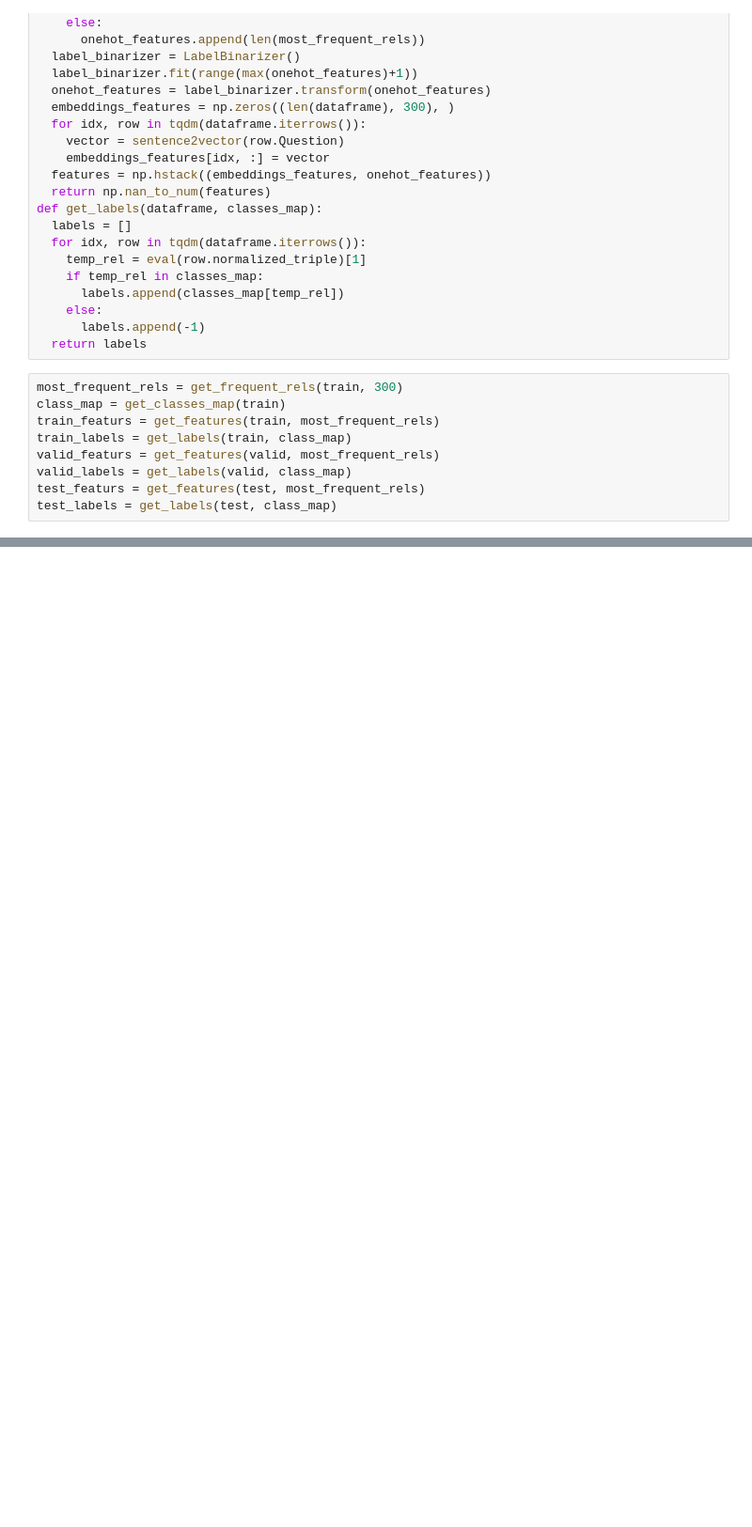
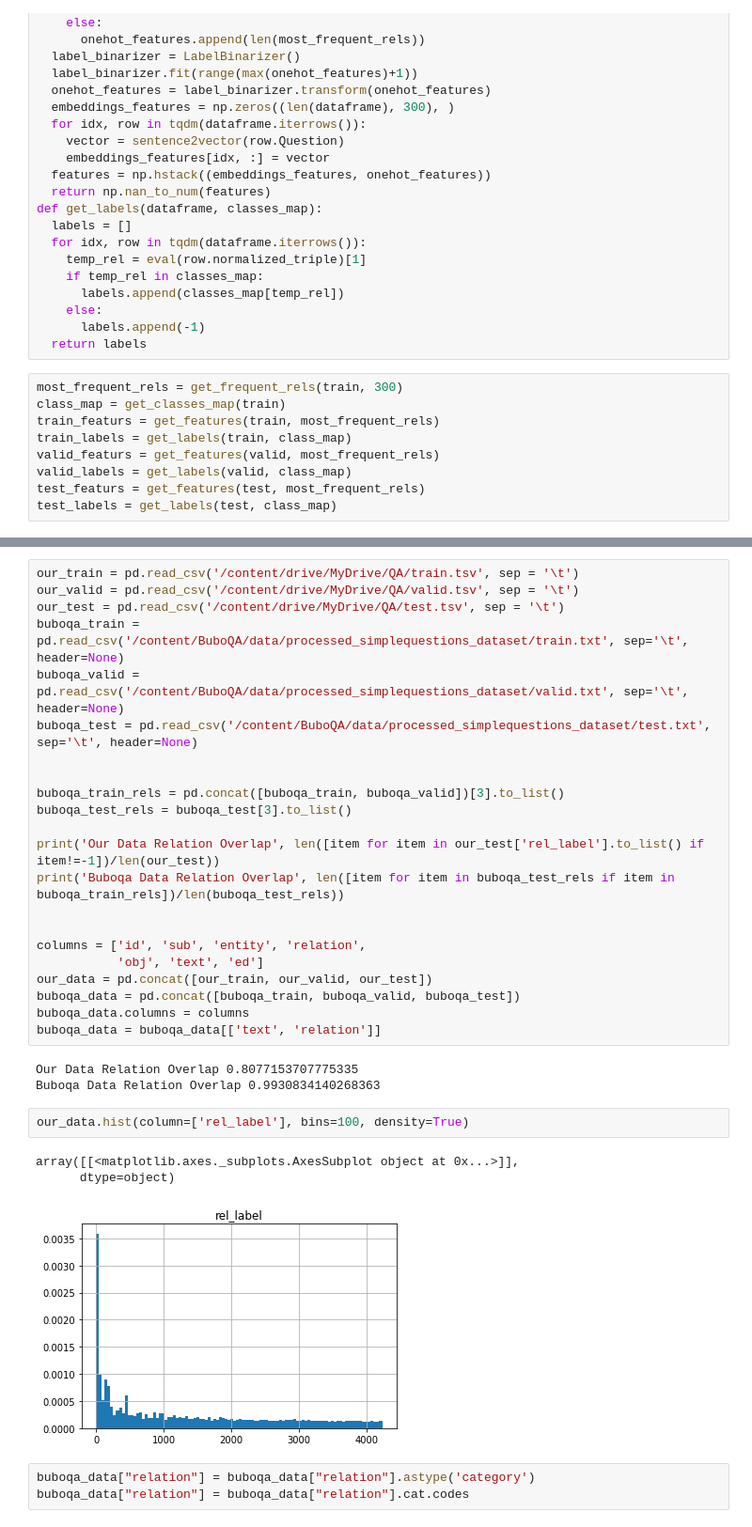
Before and after one commit to somayyehbeh/BERT-QA, a Jupyter notebook: BuboQA.ipynb, the cells around one changed output, grey strips where cells are left out. Shown at 94% size. Saved outputs shown, nothing was run; the diff lists cells and outputs as text; blank space fills up the shorter version.

Commit message:
adding Buboqa comparison

```diff
--- a/BuboQA.ipynb
+++ b/BuboQA.ipynb
@@ -234,0 +218,34 @@ Accuracy on Test set: 56.273199703043794
+# %%
+our_train = pd.read_csv('/content/drive/MyDrive/QA/train.tsv', sep = '\t')
+our_valid = pd.read_csv('/content/drive/MyDrive/QA/valid.tsv', sep = '\t')
+our_test = pd.read_csv('/content/drive/MyDrive/QA/test.tsv', sep = '\t')
+buboqa_train = pd.read_csv('/content/BuboQA/data/processed_simplequestions_dataset/train.txt', sep='\t', header=None)
+buboqa_valid = pd.read_csv('/content/BuboQA/data/processed_simplequestions_dataset/valid.txt', sep='\t', header=None)
+buboqa_test = pd.read_csv('/content/BuboQA/data/processed_simplequestions_dataset/test.txt', sep='\t', header=None)
+
+
+buboqa_train_rels = pd.concat([buboqa_train, buboqa_valid])[3].to_list()
+buboqa_test_rels = buboqa_test[3].to_list()
+
+print('Our Data Relation Overlap', len([item for item in our_test['rel_label'].to_list() if item!=-1])/len(our_test))
+print('Buboqa Data Relation Overlap', len([item for item in buboqa_test_rels if item in buboqa_train_rels])/len(buboqa_test_rels))
+
+
+columns = ['id', 'sub', 'entity', 'relation',
+           'obj', 'text', 'ed']
+our_data = pd.concat([our_train, our_valid, our_test])
+buboqa_data = pd.concat([buboqa_train, buboqa_valid, buboqa_test])
+buboqa_data.columns = columns
+buboqa_data = buboqa_data[['text', 'relation']]
+# %% [output]
+Our Data Relation Overlap 0.8077153707775335
+Buboqa Data Relation Overlap 0.9930834140268363
+# %%
+our_data.hist(column=['rel_label'], bins=100, density=True)
+# %% [output]
+array([[<matplotlib.axes._subplots.AxesSubplot object at 0x...>]],
+      dtype=object)
+[figure, added]
+# %%
+buboqa_data["relation"] = buboqa_data["relation"].astype('category')
+buboqa_data["relation"] = buboqa_data["relation"].cat.codes
```
Also changed, not shown: parts of 9 cells of this notebook.
